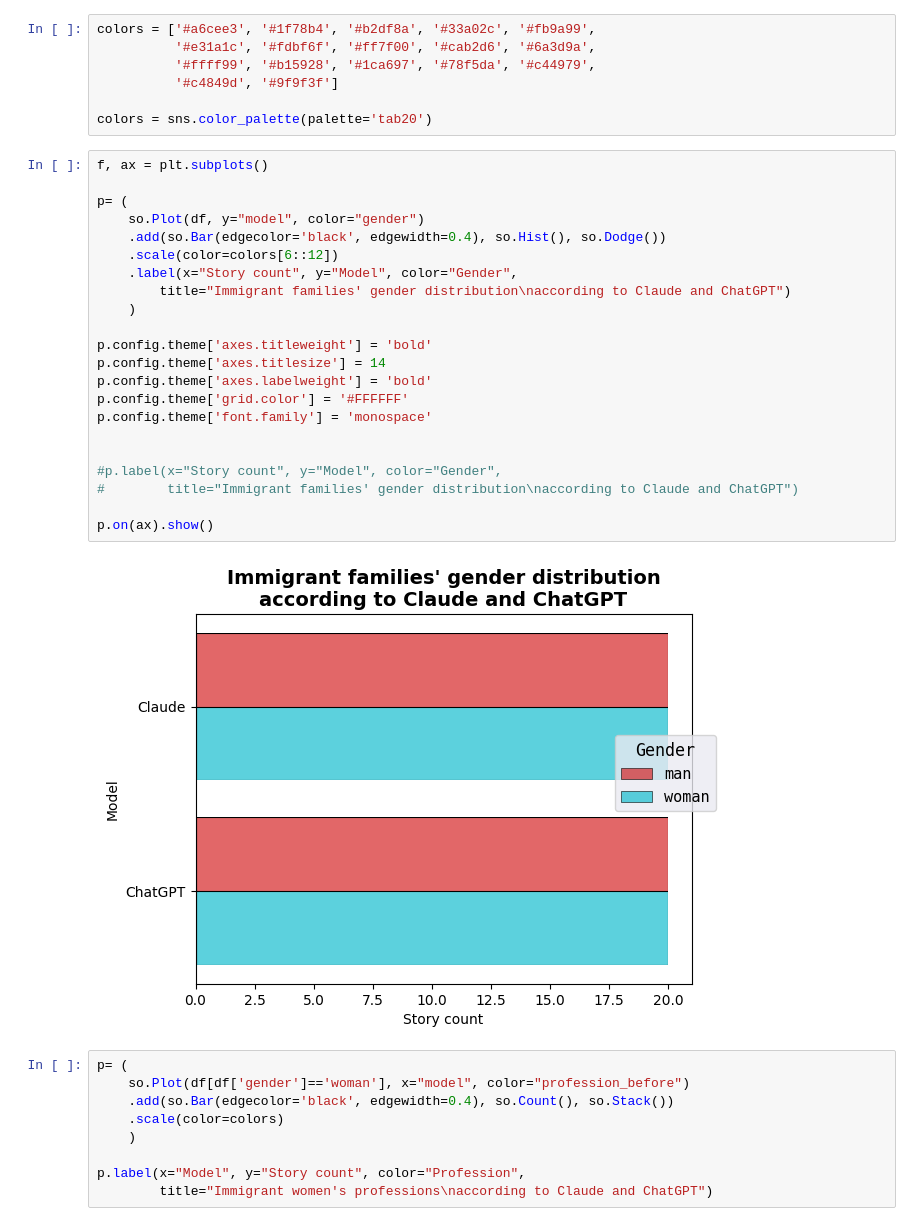
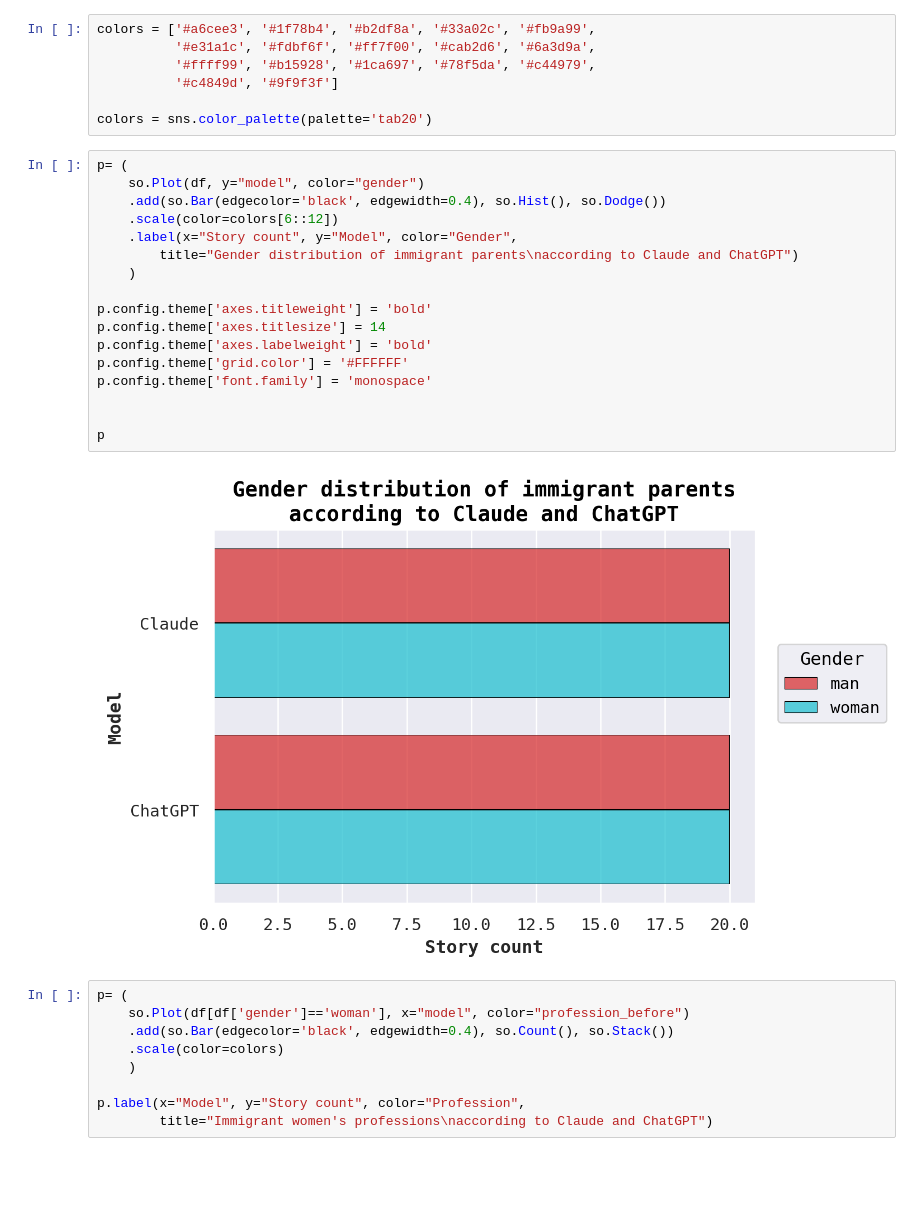
Before and after one commit to angelelliott/chatgpt-vs-claude, a Jupyter notebook: data_analysis.ipynb, the cells around one changed output. Drawn from its saved outputs; the diff is of its cells as text; blank space fills up the shorter version.

```diff
--- a/data_analysis.ipynb
+++ b/data_analysis.ipynb
@@ -28,29 +28,24 @@ colors = ['#a6cee3', '#1f78b4', '#b2df8a', '#33a02c', '#fb9a99',
 
 colors = sns.color_palette(palette='tab20')
 # %%
-f, ax = plt.subplots()
-
 p= (
     so.Plot(df, y="model", color="gender")
     .add(so.Bar(edgecolor='black', edgewidth=0.4), so.Hist(), so.Dodge())
     .scale(color=colors[6::12])
     .label(x="Story count", y="Model", color="Gender",
-        title="Immigrant families' gender distribution\naccording to Claude and ChatGPT")
+        title="Gender distribution of immigrant parents\naccording to Claude and ChatGPT")
     )
 
 p.config.theme['axes.titleweight'] = 'bold'
 p.config.theme['axes.titlesize'] = 14
 p.config.theme['axes.labelweight'] = 'bold'
 p.config.theme['grid.color'] = '#FFFFFF'
 p.config.theme['font.family'] = 'monospace'
 
 
-#p.label(x="Story count", y="Model", color="Gender",
-#        title="Immigrant families' gender distribution\naccording to Claude and ChatGPT")
-
-p.on(ax).show()
+p
 # %% [output]
-[figure, old version]
+[figure, new version]
 # %%
 p= (
     so.Plot(df[df['gender']=='woman'], x="model", color="profession_before")
```
Also changed, not shown: parts of 3 cells of this notebook.
